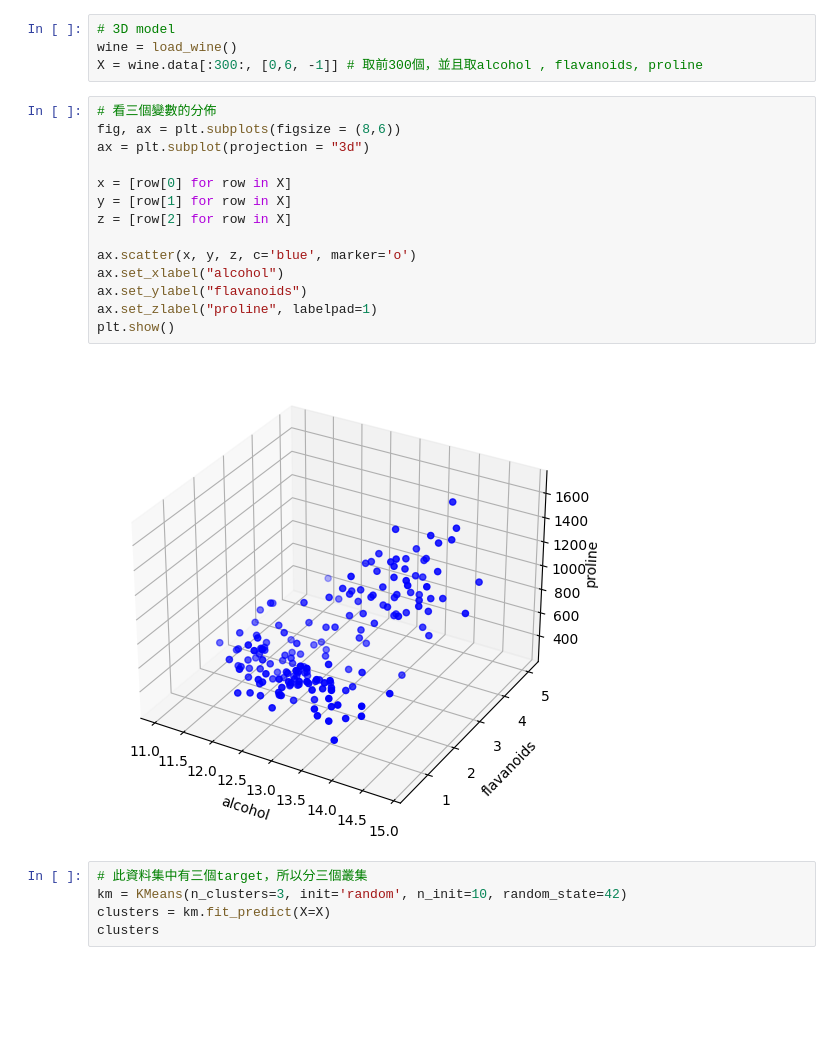
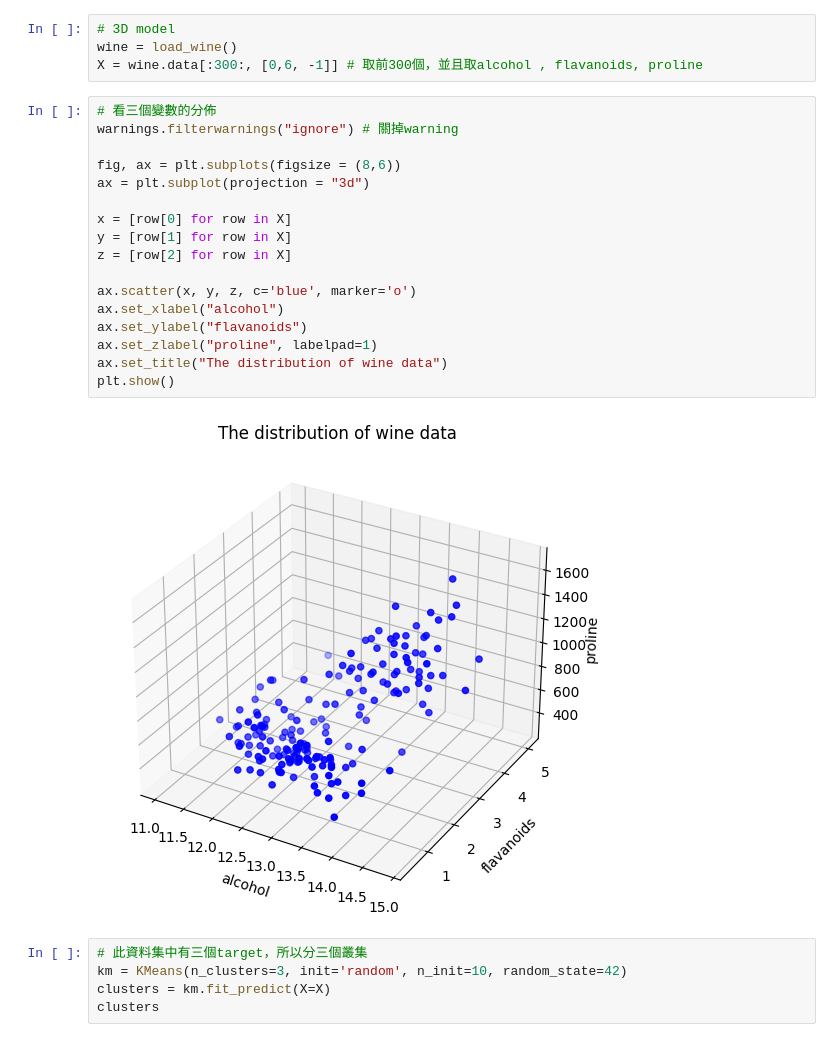
Before and after one commit to ShiShanLiu/DataAnalyst_FromOneDaytoDayOne, a Jupyter notebook: k_means.ipynb, the cells around one changed output. Saved outputs shown, nothing was run; the diff lists cells and outputs as text; blank space fills up the shorter version.

```diff
--- a/k_means.ipynb
+++ b/k_means.ipynb
@@ -60,20 +74,23 @@ wine = load_wine()
 X = wine.data[:300:, [0,6, -1]] # 取前300個，並且取alcohol , flavanoids, proline
 # %%
 # 看三個變數的分佈
+warnings.filterwarnings("ignore") # 關掉warning
+
 fig, ax = plt.subplots(figsize = (8,6))
 ax = plt.subplot(projection = "3d")
 
 x = [row[0] for row in X]
 y = [row[1] for row in X]
 z = [row[2] for row in X]
 
 ax.scatter(x, y, z, c='blue', marker='o')
 ax.set_xlabel("alcohol")
 ax.set_ylabel("flavanoids")
 ax.set_zlabel("proline", labelpad=1)
+ax.set_title("The distribution of wine data")
 plt.show()
 # %% [output]
-[figure, old version]
+[figure, new version]
 # %%
 # 此資料集中有三個target，所以分三個叢集
 km = KMeans(n_clusters=3, init='random', n_init=10, random_state=42)
```
Also changed, not shown: parts of 8 cells of this notebook.
